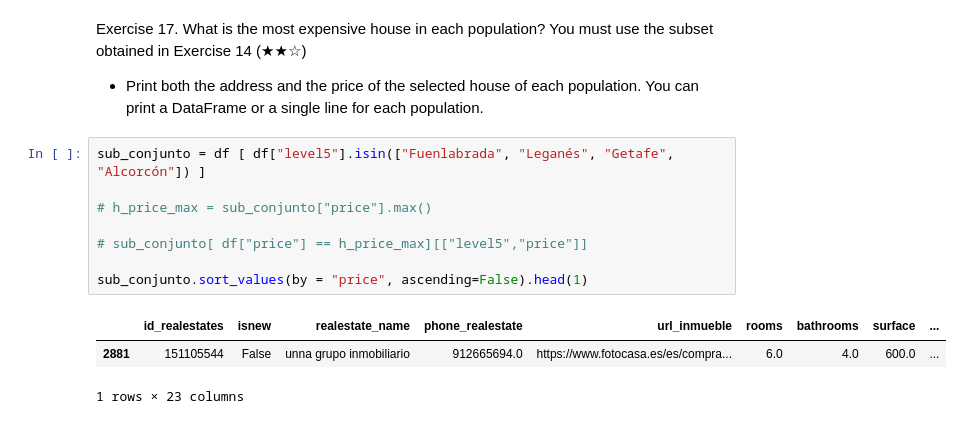
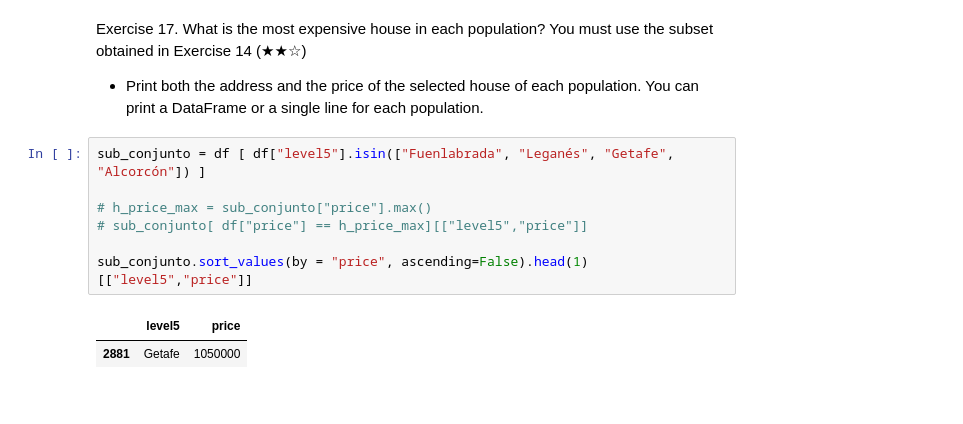
Before and after one commit to SantigoTP/pre_work, a Jupyter notebook: notebooks/01_analysis.ipynb, the cells around one changed output. Cells and saved outputs as stored; diff of their text form.

```diff
--- a/notebooks/01_analysis.ipynb
+++ b/notebooks/01_analysis.ipynb
@@ -366,12 +380,10 @@ Exercise 17. What is the most expensive house in each population? You must use t
 # %%
 sub_conjunto = df [ df["level5"].isin(["Fuenlabrada", "Leganés", "Getafe", "Alcorcón"]) ]
 
 # h_price_max = sub_conjunto["price"].max()
-
 # sub_conjunto[ df["price"] == h_price_max][["level5","price"]]
 
-sub_conjunto.sort_values(by = "price", ascending=False).head(1)
+sub_conjunto.sort_values(by = "price", ascending=False).head(1)[["level5","price"]]
 # %% [output]
-|  | id_realestates | isnew | realestate_name | phone_realestate | url_inmueble | rooms | bathrooms | surface | ... |
-| 2881 | 151105544 | False | unna grupo inmobiliario | 912665694.0 | https://www.fotocasa.es/es/compra... | 6.0 | 4.0 | 600.0 | ... |
+|  | level5 | price |
+| 2881 | Getafe | 1050000 |
-1 rows × 23 columns
```
Also changed, not shown: parts of 2 cells of this notebook, 1 other file.
